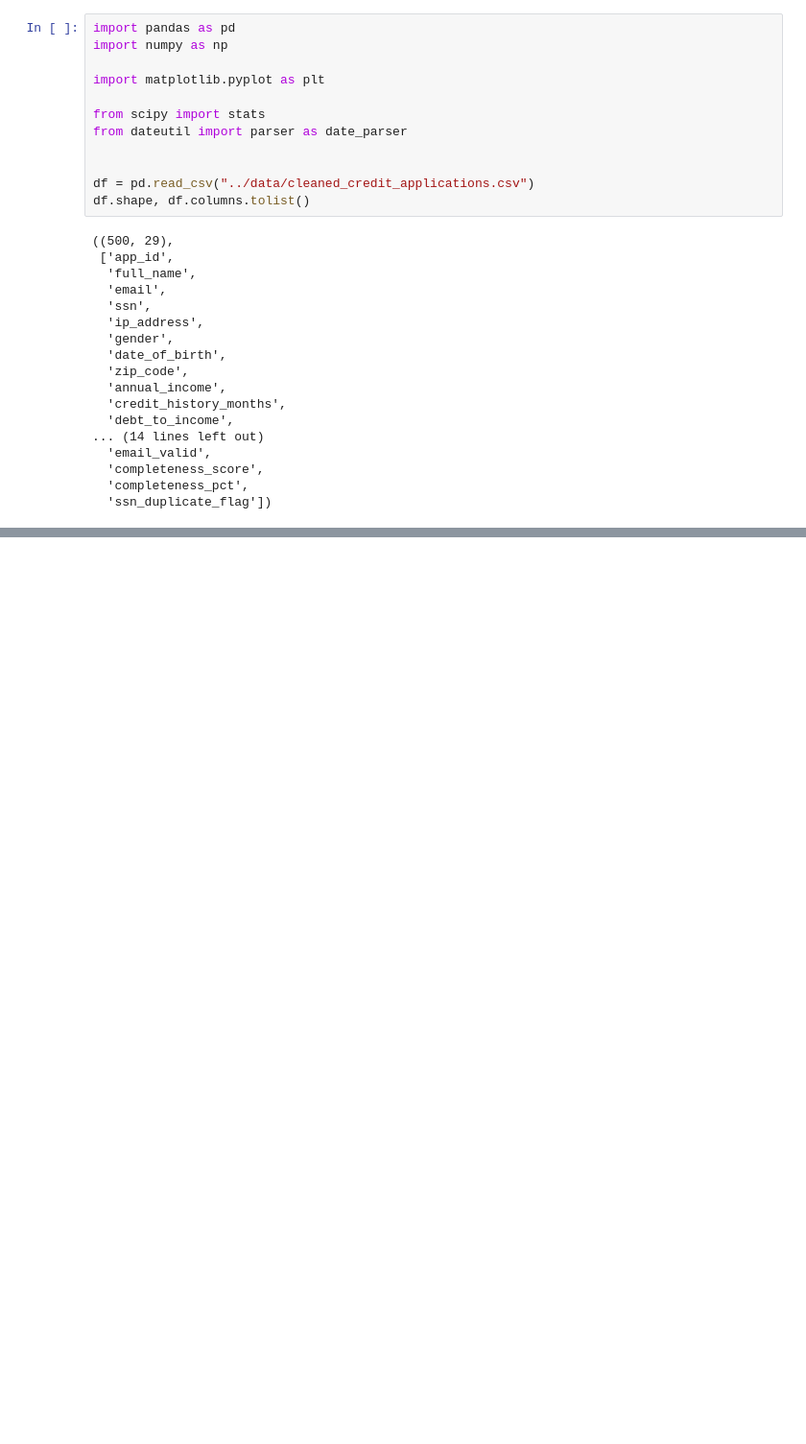
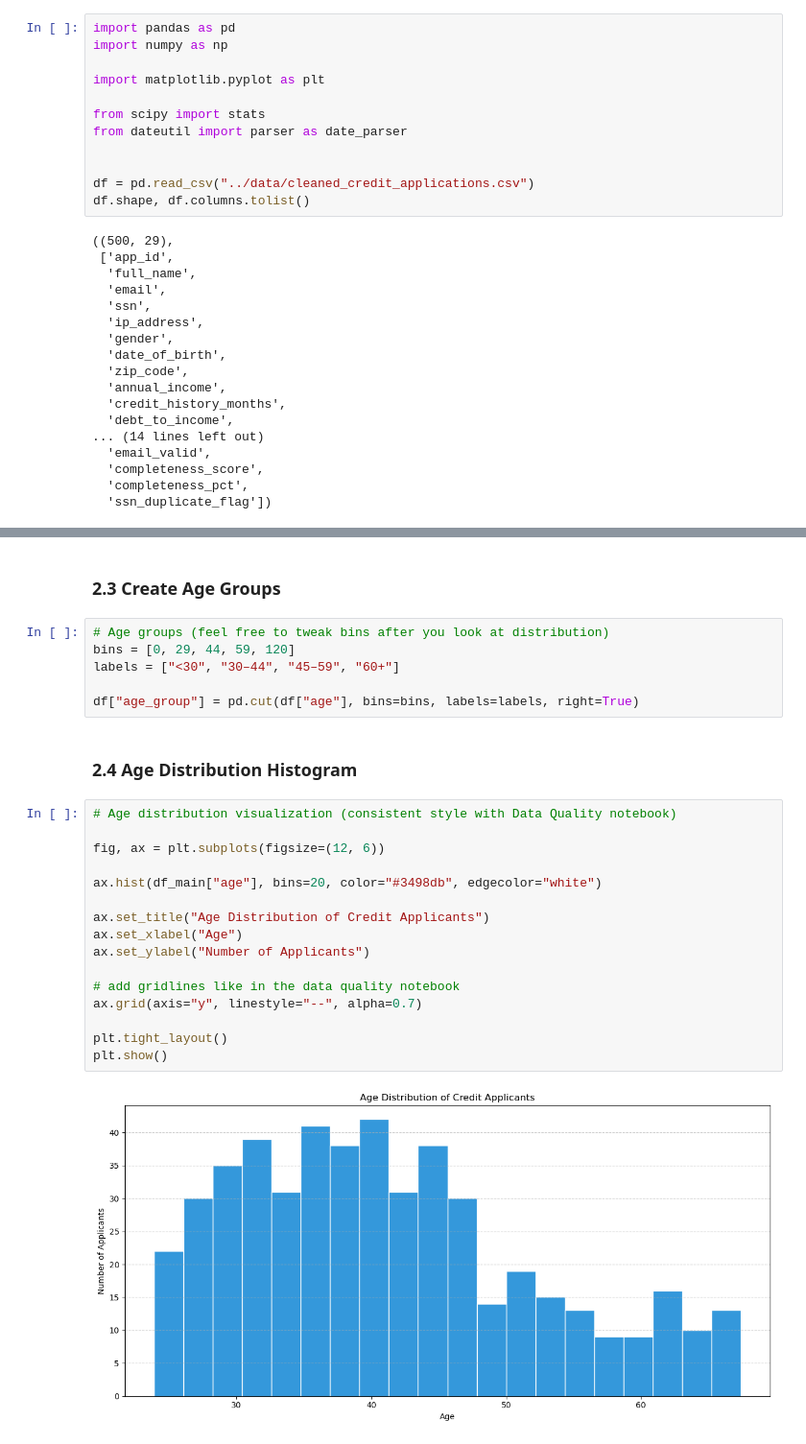
Before and after one commit to margarida-passos-cunha/dego-project-team9, a Jupyter notebook: notebooks/02-bias-analysis.ipynb, the cells around one changed output, grey strips where cells are left out. Shown at 96% size. Cells and saved outputs as stored; diff of their text form; blank space fills up the shorter version.

Commit message:
Add outcome variable, compute applicant age, and visualize age distribution

```diff
--- a/notebooks/02-bias-analysis.ipynb
+++ b/notebooks/02-bias-analysis.ipynb
@@ -45,0 +72,28 @@ df.shape, df.columns.tolist()
+# %% [markdown]
+### 2.3 Create Age Groups
+# %%
+# Age groups (feel free to tweak bins after you look at distribution)
+bins = [0, 29, 44, 59, 120]
+labels = ["<30", "30–44", "45–59", "60+"]
+
+df["age_group"] = pd.cut(df["age"], bins=bins, labels=labels, right=True)
+# %% [markdown]
+### 2.4 Age Distribution Histogram
+# %%
+# Age distribution visualization (consistent style with Data Quality notebook)
+
+fig, ax = plt.subplots(figsize=(12, 6))
+
+ax.hist(df_main["age"], bins=20, color="#3498db", edgecolor="white")
+
+ax.set_title("Age Distribution of Credit Applicants")
+ax.set_xlabel("Age")
+ax.set_ylabel("Number of Applicants")
+
+# add gridlines like in the data quality notebook
+ax.grid(axis="y", linestyle="--", alpha=0.7)
+
+plt.tight_layout()
+plt.show()
+# %% [output]
+[figure, added]
```
Also changed, not shown: parts of 6 cells of this notebook.
